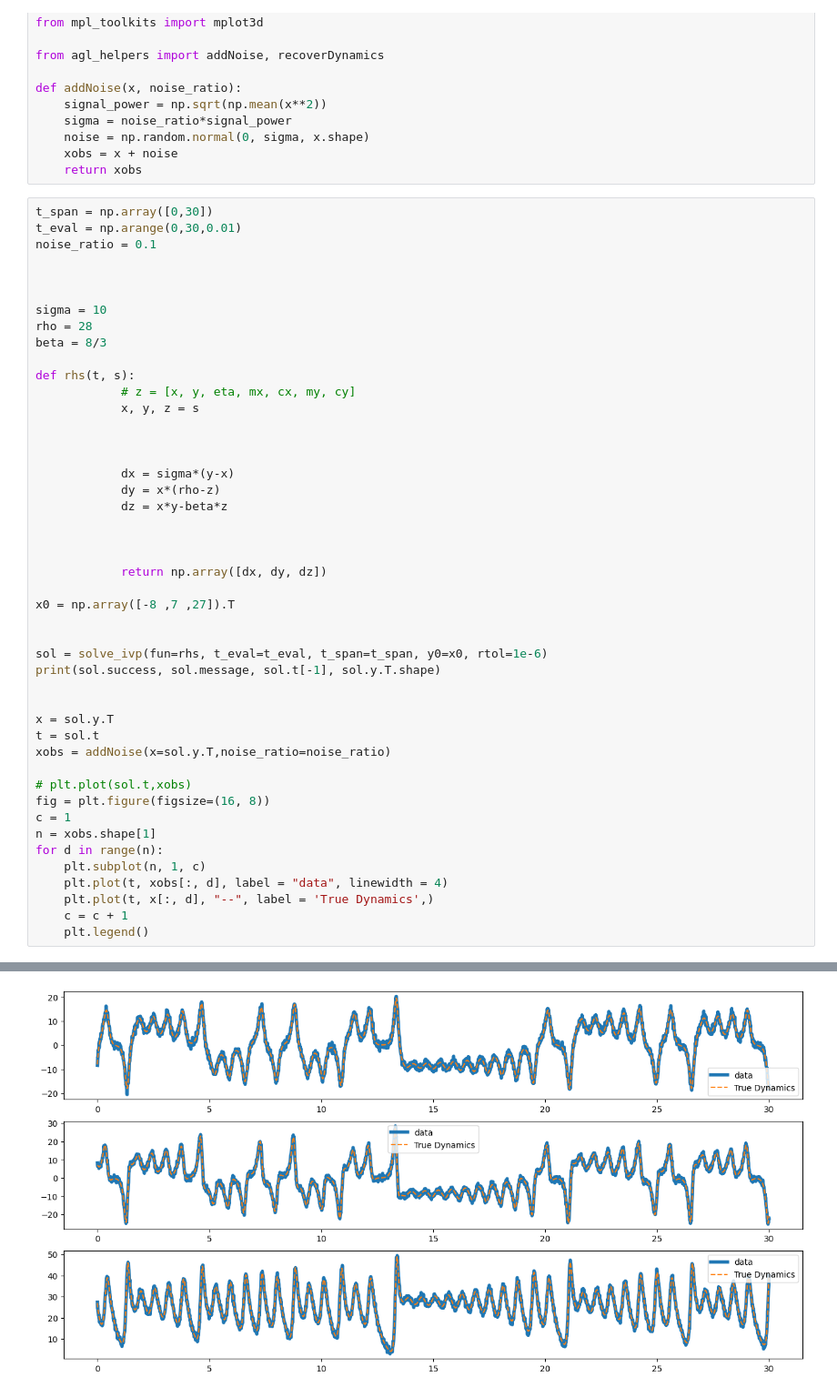
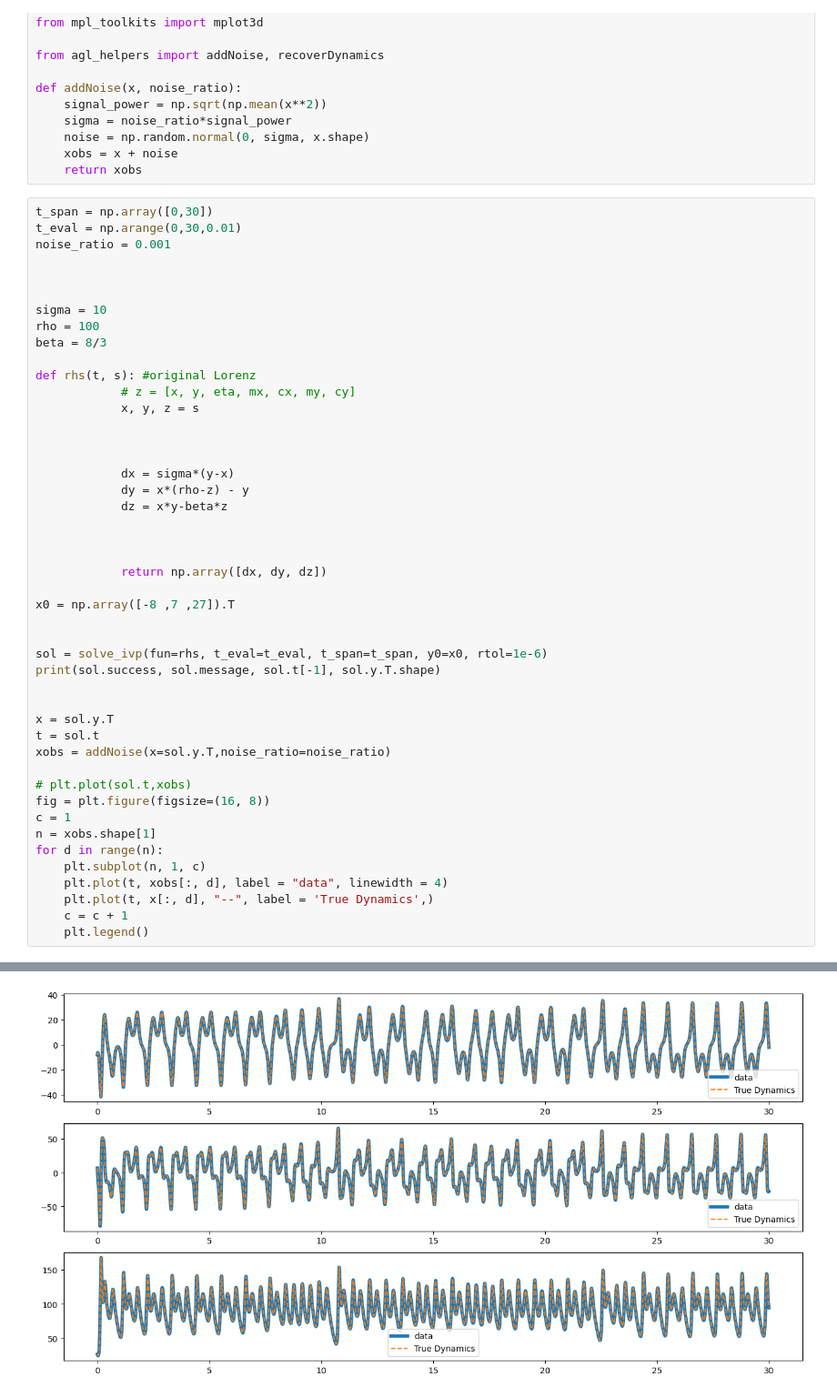
Before and after one commit to Agliske/M638_WSINDy_Project, a Jupyter notebook: WSINDy_lorenz.ipynb, the cells around one changed output, grey strips where cells are left out. Shown at 91% size. Saved outputs shown, nothing was run; the diff lists cells and outputs as text.

```diff
--- a/WSINDy_lorenz.ipynb
+++ b/WSINDy_lorenz.ipynb
@@ -17,52 +17,52 @@ def addNoise(x, noise_ratio):
 # %%
 t_span = np.array([0,30])
 t_eval = np.arange(0,30,0.01)
-noise_ratio = 0.1
+noise_ratio = 0.001
 
 
 
 sigma = 10
-rho = 28
+rho = 100
 beta = 8/3
 
-def rhs(t, s):
+def rhs(t, s): #original Lorenz
             # z = [x, y, eta, mx, cx, my, cy]
             x, y, z = s
 
 
 
             dx = sigma*(y-x)
-            dy = x*(rho-z)
+            dy = x*(rho-z) - y
             dz = x*y-beta*z
 
 
 
             return np.array([dx, dy, dz])
 
 x0 = np.array([-8 ,7 ,27]).T
 
 
 sol = solve_ivp(fun=rhs, t_eval=t_eval, t_span=t_span, y0=x0, rtol=1e-6)
 print(sol.success, sol.message, sol.t[-1], sol.y.T.shape)
 
 
 x = sol.y.T
 t = sol.t
 xobs = addNoise(x=sol.y.T,noise_ratio=noise_ratio)
 
 # plt.plot(sol.t,xobs)
 fig = plt.figure(figsize=(16, 8))
 c = 1
 n = xobs.shape[1]
 for d in range(n):
     plt.subplot(n, 1, c)
     plt.plot(t, xobs[:, d], label = "data", linewidth = 4)
     plt.plot(t, x[:, d], "--", label = 'True Dynamics',)
     c = c + 1
     plt.legend()
 # %% [output]
 True The solver successfully reached the end of the integration interval. 29.990000000000002 (3000, 3)
-[figure, old version]
+[figure, new version]
 # %%
 WSINDy_model = ws.wsindy(polys=np.arange(0, 3),ld=0.05
                          )
```
Also changed, not shown: parts of 5 cells of this notebook, 3 other files.
